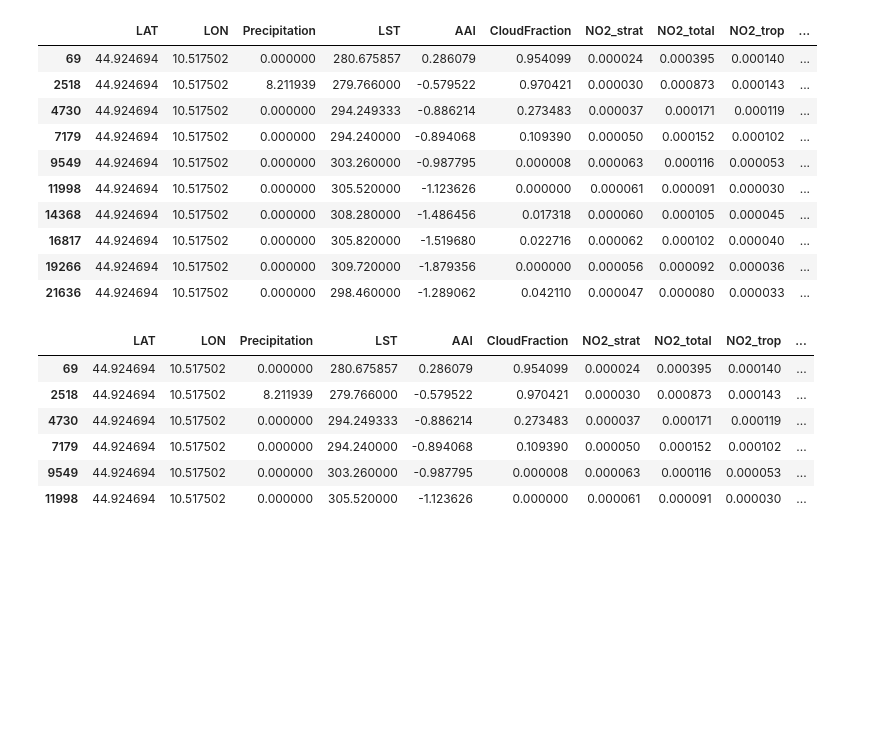
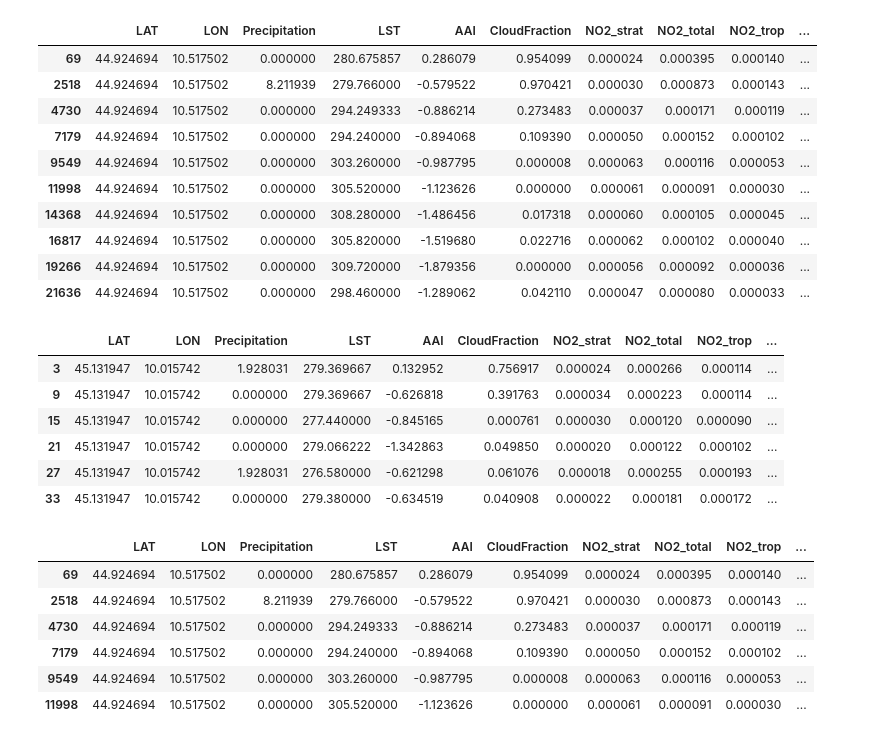
Before and after one commit to Anurag163/GeoAI_Ground_level_NO2_Zindi-, a Jupyter notebook: 4.Feature_Engineering_3.ipynb, the cells around one changed output. Cells and saved outputs as stored; diff of their text form; code cells hidden in the pictures; blank space fills up the shorter version.

Commit message:
Completed lag for test

```diff
--- a/4.Feature_Engineering_3.ipynb
+++ b/4.Feature_Engineering_3.ipynb
@@ -177,16 +186,26 @@ dtype: float64
 # %%
 train_model3_df_prep_mix_roll_wind_mean_stddev_sorted=train_model3_df_prep_mix.copy()
+test_model3_df_prep_mix_roll_wind_mean_stddev_sorted=test_model3_df_prep_mix.copy()
+
 train_model3_df_prep_mix_roll_wind_mean_stddev_sorted['Date']=train_df['Date'].copy()
+train_model3_df_prep_mix_roll_wind_mean_stddev_sorted['ID_Zindi']=train_df['ID_Zindi'].copy()
+
+test_model3_df_prep_mix_roll_wind_mean_stddev_sorted['Date']=test_df['Date'].copy()
+test_model3_df_prep_mix_roll_wind_mean_stddev_sorted['ID_Zindi']=test_df['ID_Zindi'].copy()
 
 #We will be sorting by date so creating a ordered PK to sort it back
 # Create an ordered PK
 train_model3_df_prep_mix_roll_wind_mean_stddev_sorted['PK'] = range(1, len(train_model3_df_prep_mix_roll_wind_mean_stddev_sorted) + 1)
+test_model3_df_prep_mix_roll_wind_mean_stddev_sorted['PK'] = range(1, len(test_model3_df_prep_mix_roll_wind_mean_stddev_sorted) + 1)
+
 
 # Ensure 'Date' is in datetime format
 train_model3_df_prep_mix_roll_wind_mean_stddev_sorted['Date'] = pd.to_datetime(train_model3_df_prep_mix_roll_wind_mean_stddev_sorted['Date'])
+test_model3_df_prep_mix_roll_wind_mean_stddev_sorted['Date'] = pd.to_datetime(test_model3_df_prep_mix_roll_wind_mean_stddev_sorted['Date'])
 
 # Sort by 'LAT', 'LON', and 'Date'
 train_model3_df_prep_mix_roll_wind_mean_stddev_sorted = train_model3_df_prep_mix_roll_wind_mean_stddev_sorted.sort_values(by=['LAT', 'LON', 'Date'])
+test_model3_df_prep_mix_roll_wind_mean_stddev_sorted = test_model3_df_prep_mix_roll_wind_mean_stddev_sorted.sort_values(by=['LAT', 'LON', 'Date'])
 # %%
 train_model3_df_prep_mix_roll_wind_mean_stddev_sorted.head(5)
 # %% [output]
@@ -227,6 +255,7 @@ def apply_rolling_stats(df, group_cols, cols_to_roll, window=3):
     return df
 # %%
 train_model3_df_prep_mix_roll_wind_mean_stddev_sorted=apply_rolling_stats(train_model3_df_prep_mix_roll_wind_mean_stddev_sorted,['LAT','LON'],Cols_for_Rolling_Window,window=3)
+test_model3_df_prep_mix_roll_wind_mean_stddev_sorted=apply_rolling_stats(test_model3_df_prep_mix_roll_wind_mean_stddev_sorted,['LAT','LON'],Cols_for_Rolling_Window,window=3)
 # %%
 train_model3_df_prep_mix_roll_wind_mean_stddev_sorted[train_model3_df_prep_mix_roll_wind_mean_stddev_sorted['LAT']==44.92469405].head(10)
 #44.92469405
@@ -242,6 +271,16 @@ train_model3_df_prep_mix_roll_wind_mean_stddev_sorted[train_model3_df_prep_mix_r
 | 16817 | 44.924694 | 10.517502 | 0.000000 | 305.820000 | -1.519680 | 0.022716 | 0.000062 | 0.000102 | 0.000040 | ... |
 | 19266 | 44.924694 | 10.517502 | 0.000000 | 309.720000 | -1.879356 | 0.000000 | 0.000056 | 0.000092 | 0.000036 | ... |
 | 21636 | 44.924694 | 10.517502 | 0.000000 | 298.460000 | -1.289062 | 0.042110 | 0.000047 | 0.000080 | 0.000033 | ... |
+# %%
+test_model3_df_prep_mix_roll_wind_mean_stddev_sorted.head(6)
+# %% [output]
+|  | LAT | LON | Precipitation | LST | AAI | CloudFraction | NO2_strat | NO2_total | NO2_trop | ... |
+| 3 | 45.131947 | 10.015742 | 1.928031 | 279.369667 | 0.132952 | 0.756917 | 0.000024 | 0.000266 | 0.000114 | ... |
+| 9 | 45.131947 | 10.015742 | 0.000000 | 279.369667 | -0.626818 | 0.391763 | 0.000034 | 0.000223 | 0.000114 | ... |
+| 15 | 45.131947 | 10.015742 | 0.000000 | 277.440000 | -0.845165 | 0.000761 | 0.000030 | 0.000120 | 0.000090 | ... |
+| 21 | 45.131947 | 10.015742 | 0.000000 | 279.066222 | -1.342863 | 0.049850 | 0.000020 | 0.000122 | 0.000102 | ... |
+| 27 | 45.131947 | 10.015742 | 1.928031 | 276.580000 | -0.621298 | 0.061076 | 0.000018 | 0.000255 | 0.000193 | ... |
+| 33 | 45.131947 | 10.015742 | 0.000000 | 279.380000 | -0.634519 | 0.040908 | 0.000022 | 0.000181 | 0.000172 | ... |
 # %%
 #Now starting lag features
 train_model3_df_prep_mix_roll_wind_mean_stddev_sorted_v1=train_model3_df_prep_mix_roll_wind_mean_stddev_sorted.copy()
```
Also changed, not shown: parts of 17 cells of this notebook.
